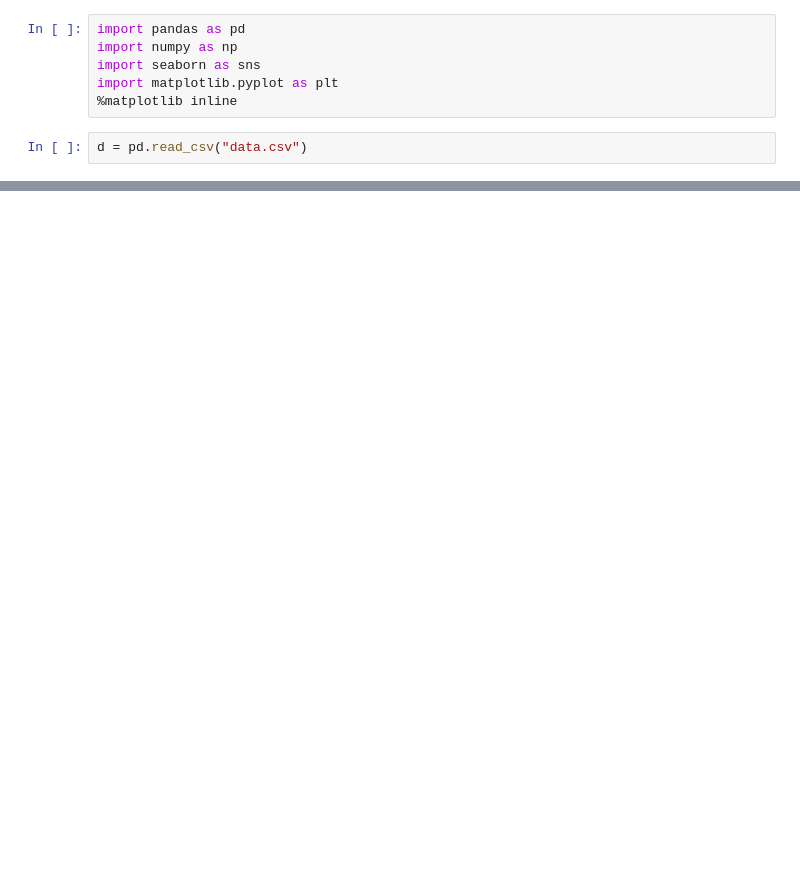
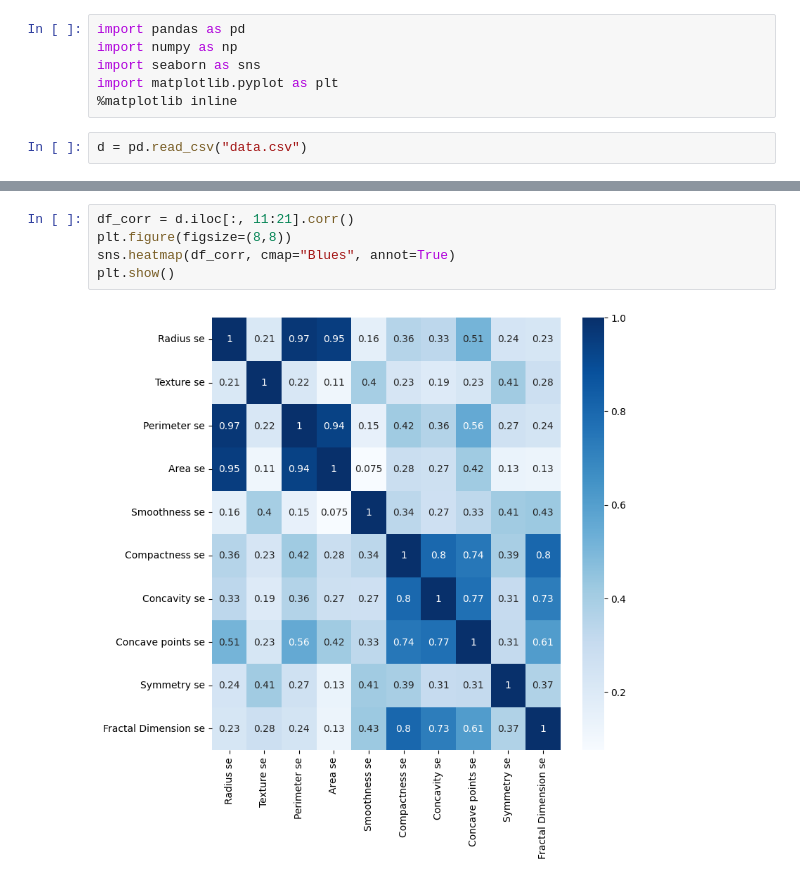
Before and after one commit to DheerajNani7/Breast-Cancer-Detection, a Jupyter notebook: project.ipynb, the cells around one changed output, grey strips where cells are left out. Drawn from its saved outputs; the diff is of its cells as text; blank space fills up the shorter version.

```diff
--- a/project.ipynb
+++ b/project.ipynb
@@ -123,0 +178,7 @@ dtype: int64>
+# %%
+df_corr = d.iloc[:, 11:21].corr()
+plt.figure(figsize=(8,8))
+sns.heatmap(df_corr, cmap="Blues", annot=True)
+plt.show()
+# %% [output]
+[figure, added]
```
Also changed, not shown: parts of 18 cells of this notebook.
